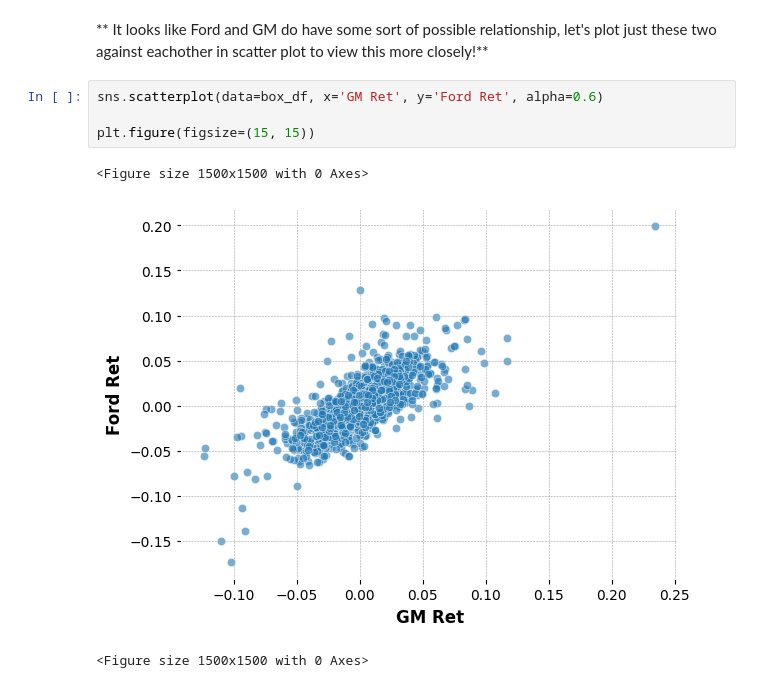
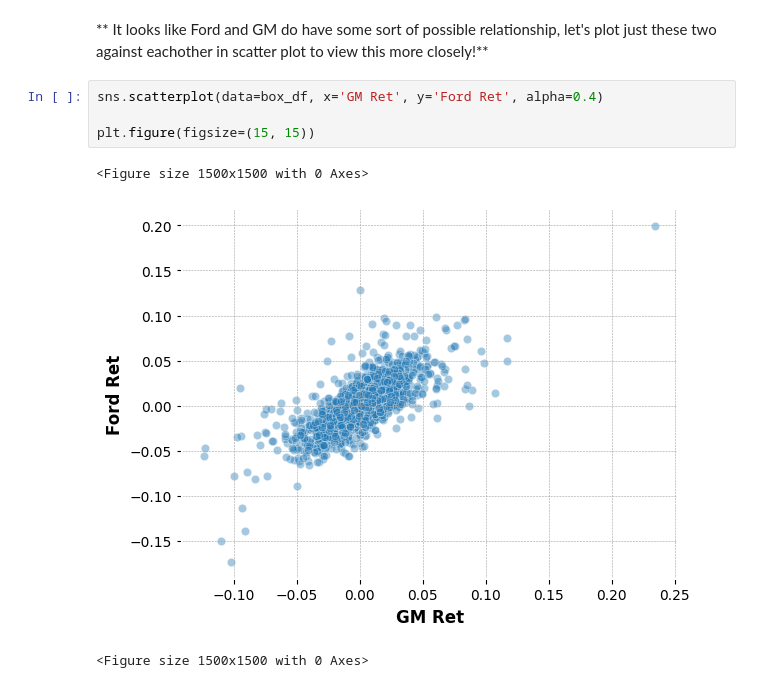
Before and after one commit to PATELALISH/Capstone-Stock-Market-Analysis, a Jupyter notebook: Questions Notebook/New Stock Market Analysis Project.ipynb, the cells around one changed output. Saved outputs shown, nothing was run; the diff lists cells and outputs as text.

```diff
--- a/Questions Notebook/New Stock Market Analysis Project.ipynb
+++ b/Questions Notebook/New Stock Market Analysis Project.ipynb
@@ -408,10 +408,10 @@ sns.pairplot(box_df, diag_kind='hist', diag_kws={'bins': 50}, plot_kws={'alpha':
 # %% [markdown]
 ** It looks like Ford and GM do have some sort of possible relationship, let's plot just these two against eachother in scatter plot to view this more closely!**
 # %%
-sns.scatterplot(data=box_df, x='GM Ret', y='Ford Ret', alpha=0.6)
+sns.scatterplot(data=box_df, x='GM Ret', y='Ford Ret', alpha=0.4)
 
 plt.figure(figsize=(15, 15))
 # %% [output]
 <Figure size 1500x1500 with 0 Axes>
-[figure, old version]
+[figure, new version]
 <Figure size 1500x1500 with 0 Axes>
```
Also changed, not shown: parts of 14 cells of this notebook.
